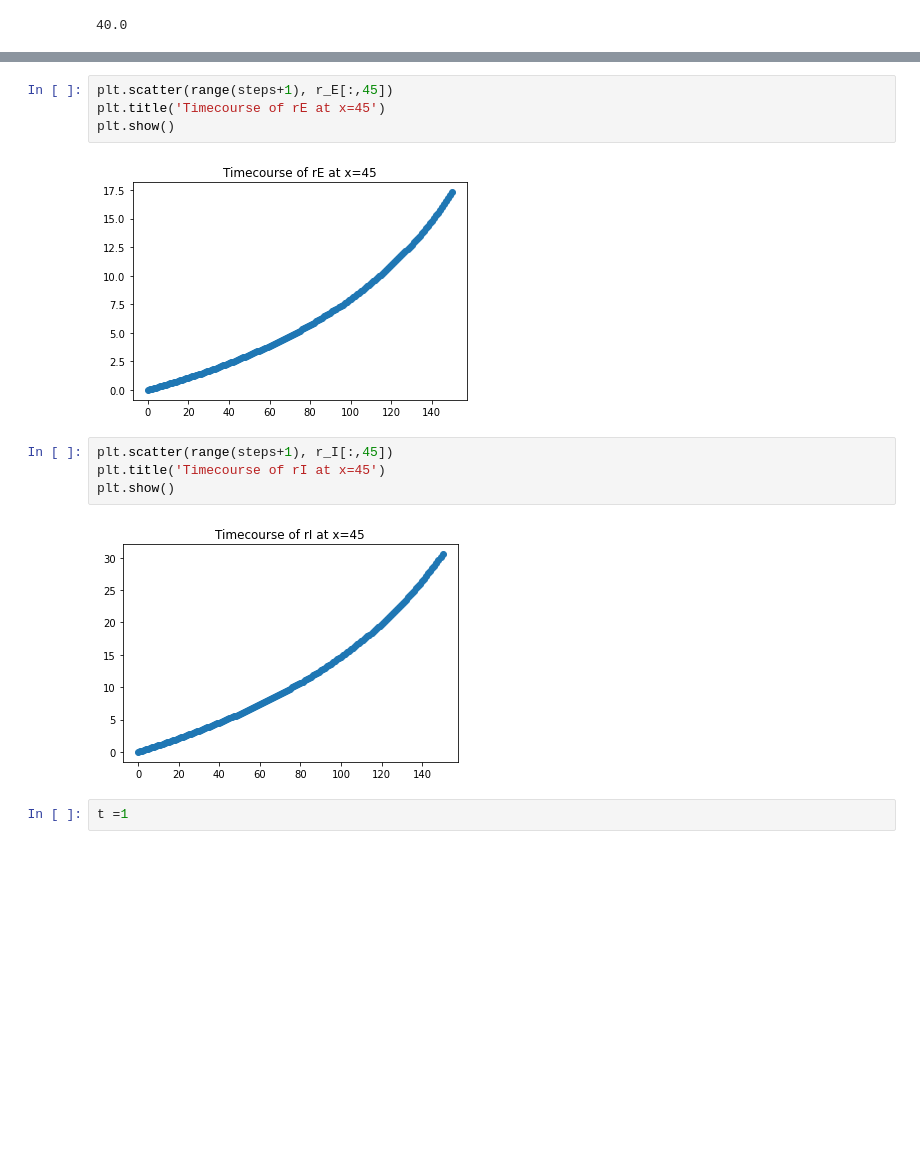
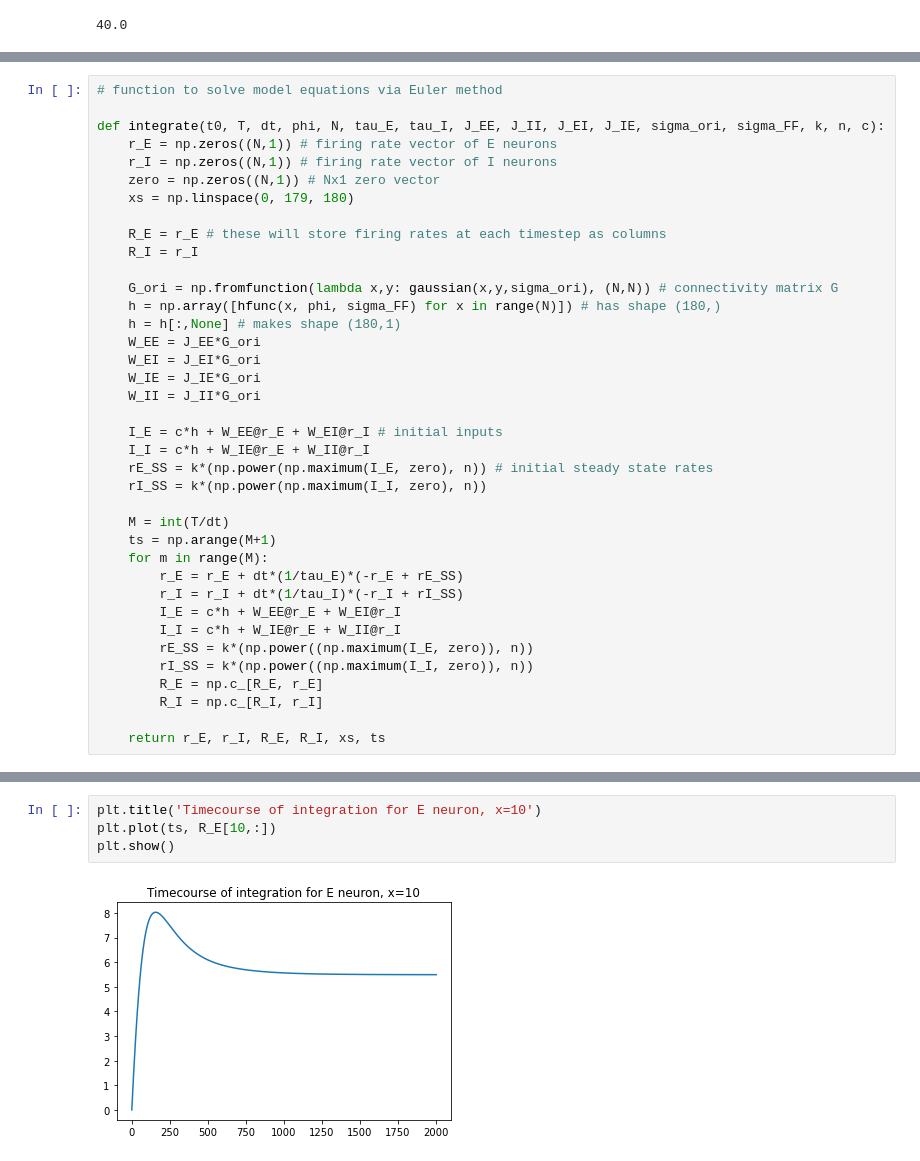
Before and after one commit to alexnegron/SCGB-Fellowship, a Jupyter notebook: Model from Rubin paper.ipynb, the cells around one changed output, grey strips where cells are left out. Cells and saved outputs as stored; diff of their text form; blank space fills up the shorter version.

```diff
--- a/Model from Rubin paper.ipynb
+++ b/Model from Rubin paper.ipynb
@@ -130,0 +84,38 @@ for m in range(steps):
+# %%
+# function to solve model equations via Euler method
+
+def integrate(t0, T, dt, phi, N, tau_E, tau_I, J_EE, J_II, J_EI, J_IE, sigma_ori, sigma_FF, k, n, c):
+    r_E = np.zeros((N,1)) # firing rate vector of E neurons
+    r_I = np.zeros((N,1)) # firing rate vector of I neurons
+    zero = np.zeros((N,1)) # Nx1 zero vector
+    xs = np.linspace(0, 179, 180)
+
+    R_E = r_E # these will store firing rates at each timestep as columns
+    R_I = r_I
+
+    G_ori = np.fromfunction(lambda x,y: gaussian(x,y,sigma_ori), (N,N)) # connectivity matrix G
+    h = np.array([hfunc(x, phi, sigma_FF) for x in range(N)]) # has shape (180,)
+    h = h[:,None] # makes shape (180,1)
+    W_EE = J_EE*G_ori
+    W_EI = J_EI*G_ori
+    W_IE = J_IE*G_ori
+    W_II = J_II*G_ori
+
+    I_E = c*h + W_EE@r_E + W_EI@r_I # initial inputs
+    I_I = c*h + W_IE@r_E + W_II@r_I
+    rE_SS = k*(np.power(np.maximum(I_E, zero), n)) # initial steady state rates
+    rI_SS = k*(np.power(np.maximum(I_I, zero), n))
+
+    M = int(T/dt)
+    ts = np.arange(M+1)
+    for m in range(M):
+        r_E = r_E + dt*(1/tau_E)*(-r_E + rE_SS)
+        r_I = r_I + dt*(1/tau_I)*(-r_I + rI_SS)
+        I_E = c*h + W_EE@r_E + W_EI@r_I
+        I_I = c*h + W_IE@r_E + W_II@r_I
+        rE_SS = k*(np.power((np.maximum(I_E, zero)), n))
+        rI_SS = k*(np.power((np.maximum(I_I, zero)), n))
+        R_E = np.c_[R_E, r_E]
+        R_I = np.c_[R_I, r_I]
+
+    return r_E, r_I, R_E, R_I, xs, ts
@@ -138,14 +133,6 @@ plt.show()
-# %%
-plt.scatter(range(steps+1), r_E[:,45])
-plt.title('Timecourse of rE at x=45')
-plt.show()
-# %% [output]
-[figure, removed]
-# %%
-plt.scatter(range(steps+1), r_I[:,45])
-plt.title('Timecourse of rI at x=45')
-plt.show()
-# %% [output]
-[figure, removed]
-# %%
-t =1
+# %%
+plt.title('Timecourse of integration for E neuron, x=10')
+plt.plot(ts, R_E[10,:])
+plt.show()
+# %% [output]
+[figure, added]
```
Also changed, not shown: parts of 14 cells of this notebook.
